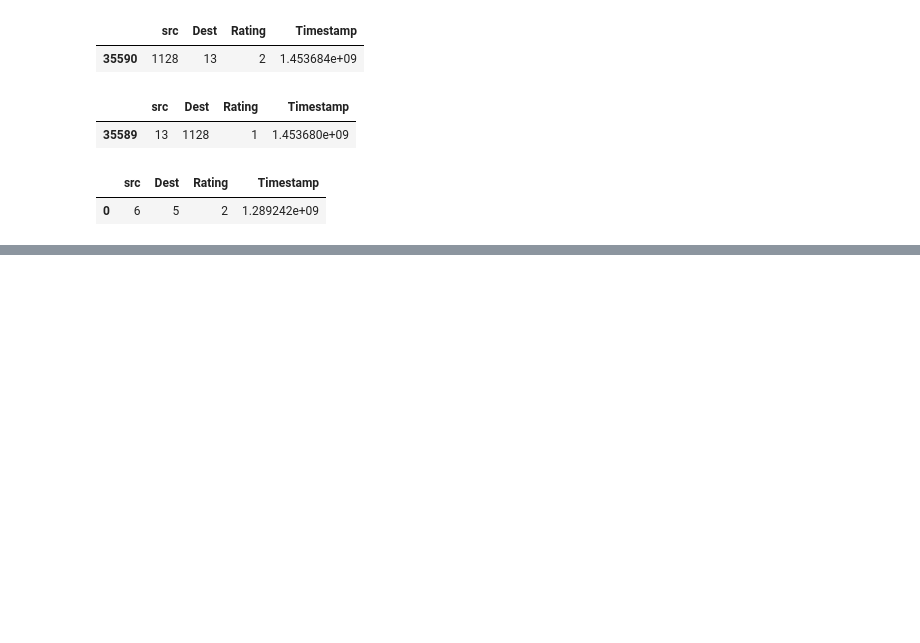
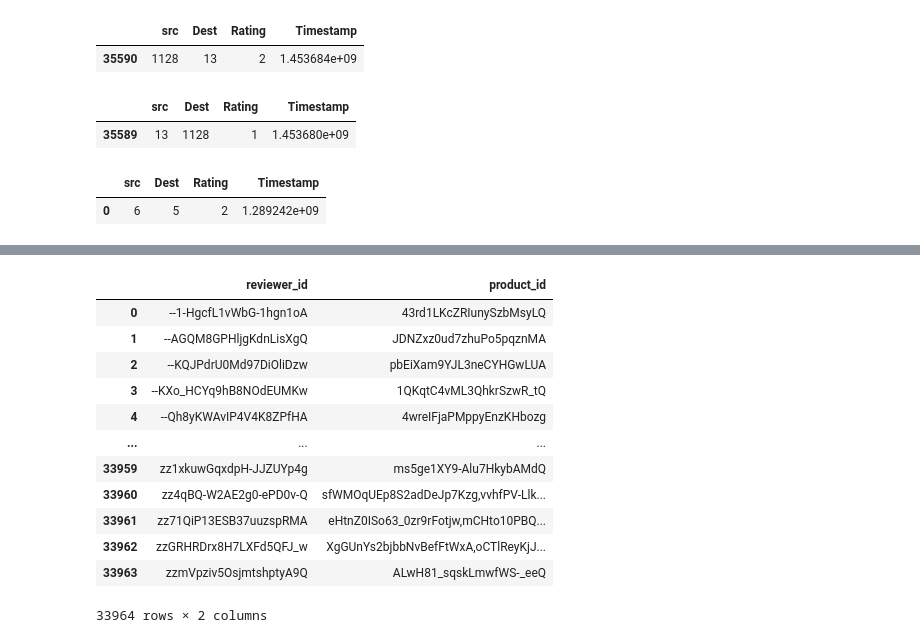
Before and after one commit to hellokayas/Sockfarm-Project, a Jupyter notebook: src/Rev2Data&Yelp.ipynb, the cells around one changed output, grey strips where cells are left out. Drawn from its saved outputs; the diff is of its cells as text; code cells hidden in the pictures; blank space fills up the shorter version.

```diff
--- a/src/Rev2andYelp.ipynb
+++ b/src/Rev2Data&Yelp.ipynb
@@ -150,0 +192,20 @@ otc_network_gt[otc_network_gt["Timestamp"]==otc_network_gt["Timestamp"].min()]
+# %%
+Yelp_Chi_res = pd.read_csv('output_meta_yelpResData_NRYRcleaned.txt',delimiter= '\s+', index_col=False)
+Yelp_Chi_res.columns = ["date", "review_id", "reviewer_id", "product_id","Label","?","?","?","star_rating"]
+Yelp_Chi_res = Yelp_Chi_res[["reviewer_id","product_id"]]
+Yelp_Chi_res1 = Yelp_Chi_res.astype(str).groupby("reviewer_id").agg(','.join).reset_index()
+Yelp_Chi_res1
+# %% [output]
+|  | reviewer_id | product_id |
+| 0 | --1-HgcfL1vWbG-1hgn1oA | 43rd1LKcZRIunySzbMsyLQ |
+| 1 | --AGQM8GPHljgKdnLisXgQ | JDNZxz0ud7zhuPo5pqznMA |
+| 2 | --KQJPdrU0Md97DiOliDzw | pbEiXam9YJL3neCYHGwLUA |
+| 3 | --KXo_HCYq9hB8NOdEUMKw | 1QKqtC4vML3QhkrSzwR_tQ |
+| 4 | --Qh8yKWAvIP4V4K8ZPfHA | 4wreIFjaPMppyEnzKHbozg |
+| ... | ... | ... |
+| 33959 | zz1xkuwGqxdpH-JJZUYp4g | ms5ge1XY9-Alu7HkybAMdQ |
+| 33960 | zz4qBQ-W2AE2g0-ePD0v-Q | sfWMOqUEp8S2adDeJp7Kzg,vvhfPV-Llk... |
+| 33961 | zz71QiP13ESB37uuzspRMA | eHtnZ0ISo63_0zr9rFotjw,mCHto10PBQ... |
+| 33962 | zzGRHRDrx8H7LXFd5QFJ_w | XgGUnYs2bjbbNvBefFtWxA,oCTlReyKjJ... |
+| 33963 | zzmVpziv5OsjmtshptyA9Q | ALwH81_sqskLmwfWS-_eeQ |
+33964 rows × 2 columns
```
Also changed, not shown: parts of 2 cells of this notebook.
